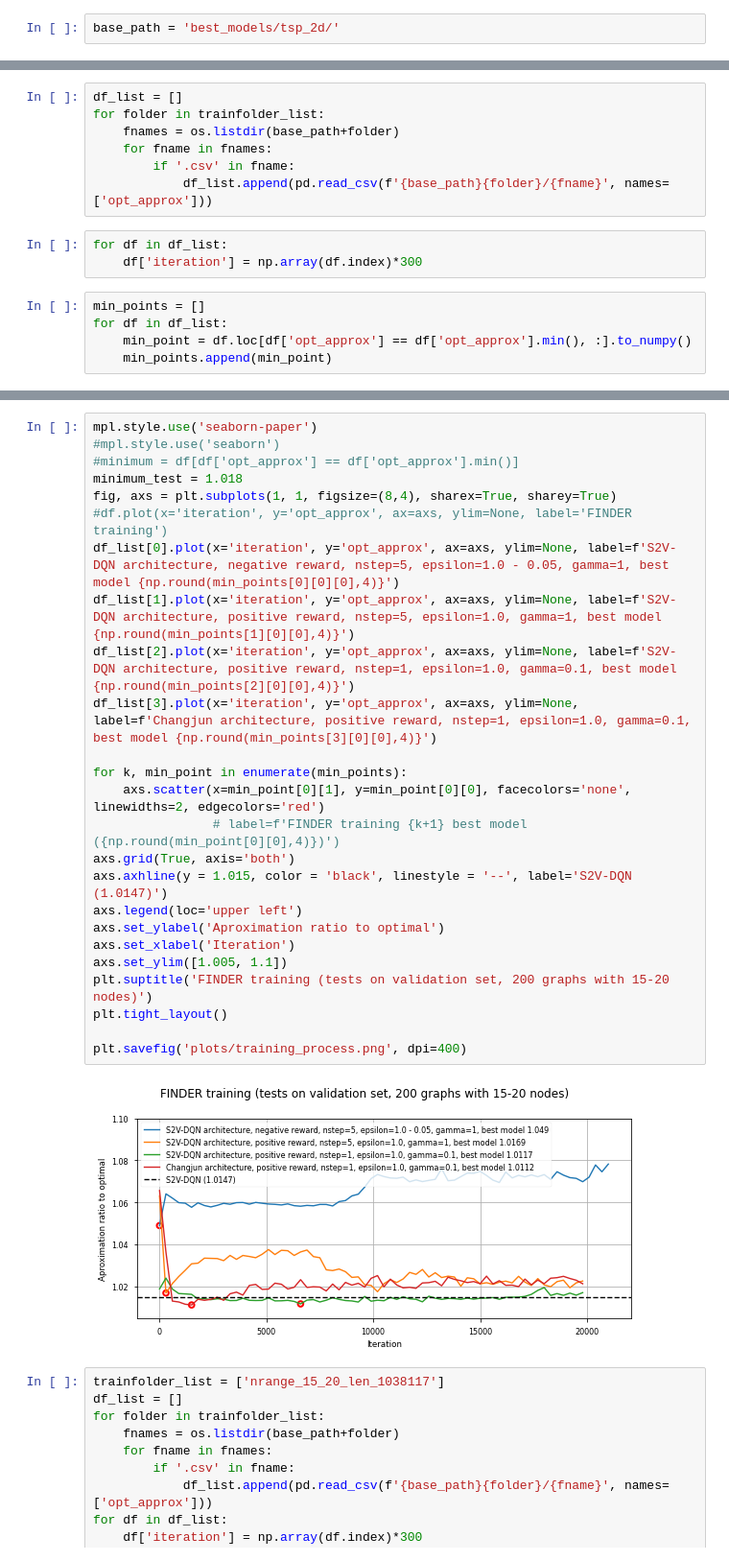
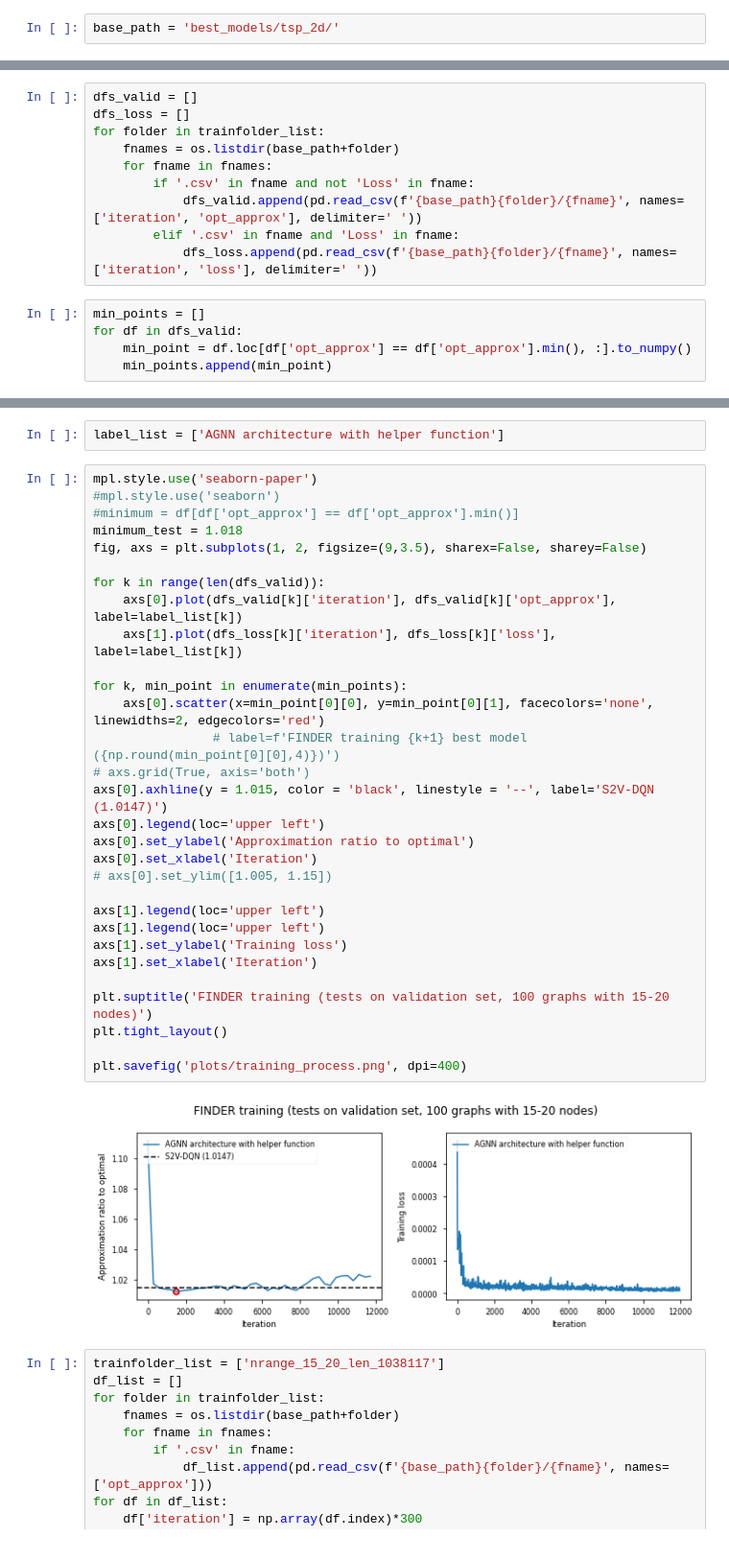
Before and after one commit to dschaub95/FINDER-TSP, a Jupyter notebook: FINDER_training_visualization.ipynb, the cells around one changed output, grey strips where cells are left out. Shown at 96% size. Cells and saved outputs as stored; diff of their text form.

```diff
--- a/FINDER_training_visualization.ipynb
+++ b/FINDER_training_visualization.ipynb
@@ -19,15 +18,15 @@ trainfolder_list = ['nrange_15_20_len_1048982', 'nrange_15_20_len_1016877',
 # %%
-df_list = []
+dfs_valid = []
+dfs_loss = []
 for folder in trainfolder_list:
     fnames = os.listdir(base_path+folder)
     for fname in fnames:
-        if '.csv' in fname:
-            df_list.append(pd.read_csv(f'{base_path}{folder}/{fname}', names=['opt_approx']))
+        if '.csv' in fname and not 'Loss' in fname:
+            dfs_valid.append(pd.read_csv(f'{base_path}{folder}/{fname}', names=['iteration', 'opt_approx'], delimiter=' '))
+        elif '.csv' in fname and 'Loss' in fname:
+            dfs_loss.append(pd.read_csv(f'{base_path}{folder}/{fname}', names=['iteration', 'loss'], delimiter=' '))
-# %%
-for df in df_list:
-    df['iteration'] = np.array(df.index)*300
 # %%
 min_points = []
-for df in df_list:
+for df in dfs_valid:
     min_point = df.loc[df['opt_approx'] == df['opt_approx'].min(), :].to_numpy()
     min_points.append(min_point)
@@ -38,30 +37,37 @@ min_points[0][0][0]
+# %%
+label_list = ['AGNN architecture with helper function']
 # %%
 mpl.style.use('seaborn-paper')
 #mpl.style.use('seaborn')
 #minimum = df[df['opt_approx'] == df['opt_approx'].min()]
 minimum_test = 1.018
-fig, axs = plt.subplots(1, 1, figsize=(8,4), sharex=True, sharey=True)
-#df.plot(x='iteration', y='opt_approx', ax=axs, ylim=None, label='FINDER training')
-df_list[0].plot(x='iteration', y='opt_approx', ax=axs, ylim=None, label=f'S2V-DQN architecture, negative reward, nstep=5, epsilon=1.0 - 0.05, gamma=1, best model {np.round(min_points[0][0][0],4)}')
-df_list[1].plot(x='iteration', y='opt_approx', ax=axs, ylim=None, label=f'S2V-DQN architecture, positive reward, nstep=5, epsilon=1.0, gamma=1, best model {np.round(min_points[1][0][0],4)}')
-df_list[2].plot(x='iteration', y='opt_approx', ax=axs, ylim=None, label=f'S2V-DQN architecture, positive reward, nstep=1, epsilon=1.0, gamma=0.1, best model {np.round(min_points[2][0][0],4)}')
-df_list[3].plot(x='iteration', y='opt_approx', ax=axs, ylim=None, label=f'Changjun architecture, positive reward, nstep=1, epsilon=1.0, gamma=0.1, best model {np.round(min_points[3][0][0],4)}')
+fig, axs = plt.subplots(1, 2, figsize=(9,3.5), sharex=False, sharey=False)
+
+for k in range(len(dfs_valid)):
+    axs[0].plot(dfs_valid[k]['iteration'], dfs_valid[k]['opt_approx'], label=label_list[k])
+    axs[1].plot(dfs_loss[k]['iteration'], dfs_loss[k]['loss'], label=label_list[k])
 
 for k, min_point in enumerate(min_points):
-    axs.scatter(x=min_point[0][1], y=min_point[0][0], facecolors='none', linewidths=2, edgecolors='red')
+    axs[0].scatter(x=min_point[0][0], y=min_point[0][1], facecolors='none', linewidths=2, edgecolors='red')
                 # label=f'FINDER training {k+1} best model ({np.round(min_point[0][0],4)})')
-axs.grid(True, axis='both')
-axs.axhline(y = 1.015, color = 'black', linestyle = '--', label='S2V-DQN (1.0147)')
-axs.legend(loc='upper left')
-axs.set_ylabel('Aproximation ratio to optimal')
-axs.set_xlabel('Iteration')
-axs.set_ylim([1.005, 1.1])
-plt.suptitle('FINDER training (tests on validation set, 200 graphs with 15-20 nodes)')
+# axs.grid(True, axis='both')
+axs[0].axhline(y = 1.015, color = 'black', linestyle = '--', label='S2V-DQN (1.0147)')
+axs[0].legend(loc='upper left')
+axs[0].set_ylabel('Approximation ratio to optimal')
+axs[0].set_xlabel('Iteration')
+# axs[0].set_ylim([1.005, 1.15])
+
+axs[1].legend(loc='upper left')
+axs[1].legend(loc='upper left')
+axs[1].set_ylabel('Training loss')
+axs[1].set_xlabel('Iteration')
+
+plt.suptitle('FINDER training (tests on validation set, 100 graphs with 15-20 nodes)')
 plt.tight_layout()
 
 plt.savefig('plots/training_process.png', dpi=400)
 # %% [output]
-[figure, old version]
+[figure, new version]
 # %%
 trainfolder_list = ['nrange_15_20_len_1038117']
 df_list = []
```
Also changed, not shown: parts of 4 cells of this notebook, 1 other file.
